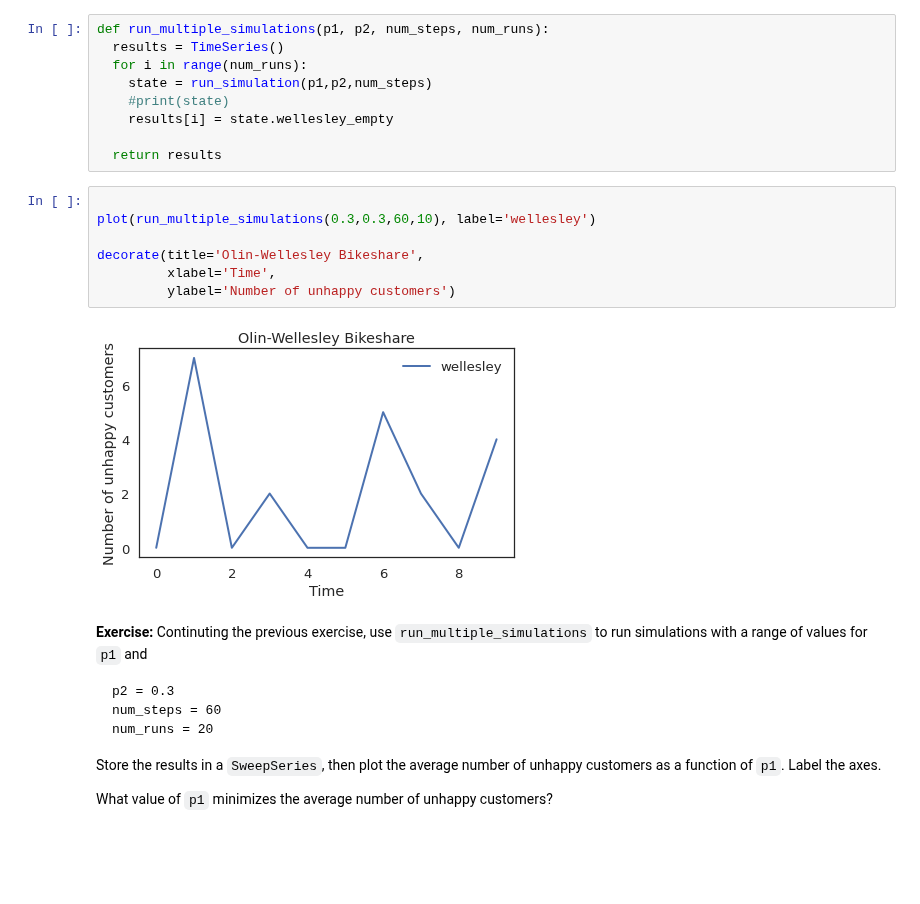
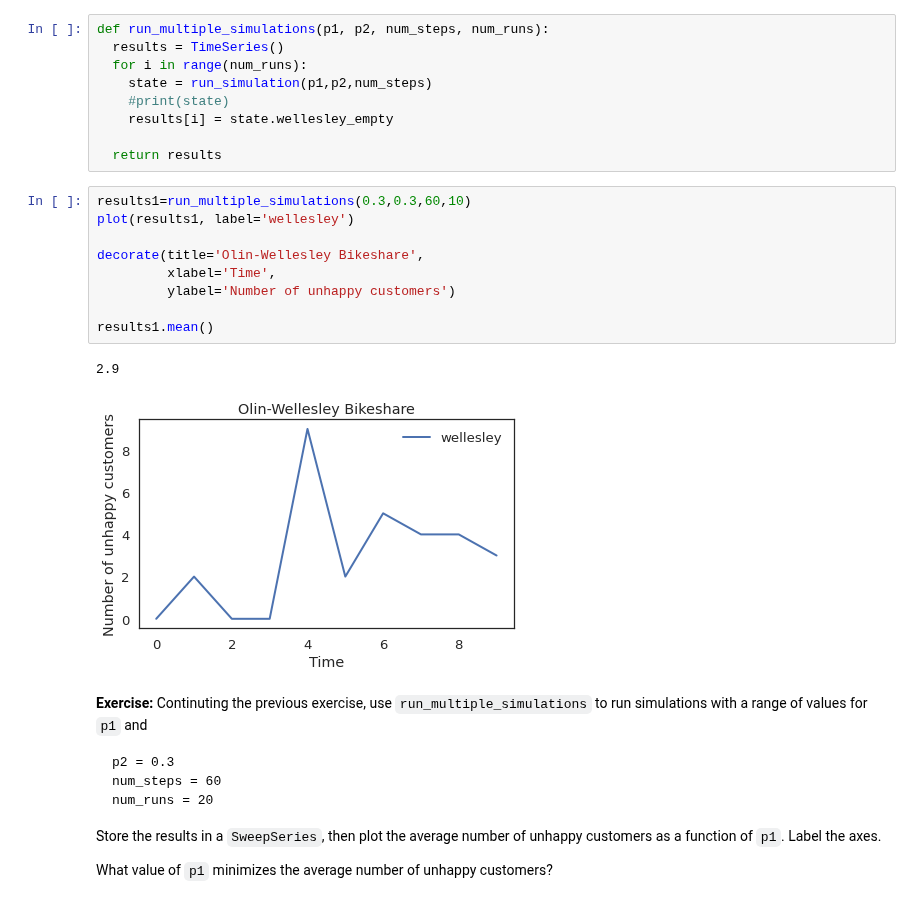
Before and after one commit to ferrysany/ModSimPy, a Jupyter notebook: colab/chap04.ipynb, the cells around one changed output. Saved outputs shown, nothing was run; the diff lists cells and outputs as text; blank space fills up the shorter version.

```diff
--- a/colab/chap04.ipynb
+++ b/colab/chap04.ipynb
@@ -344,14 +338,17 @@ def run_multiple_simulations(p1, p2, num_steps, num_runs):
 
   return results
 # %%
-
-plot(run_multiple_simulations(0.3,0.3,60,10), label='wellesley')
+results1=run_multiple_simulations(0.3,0.3,60,10)
+plot(results1, label='wellesley')
 
 decorate(title='Olin-Wellesley Bikeshare',
          xlabel='Time',
          ylabel='Number of unhappy customers')
+
+results1.mean()
 # %% [output]
+2.9
-[figure, old version]
+[figure, new version]
 # %% [markdown]
 **Exercise:**  Continuting the previous exercise, use `run_multiple_simulations` to run simulations with a range of values for `p1` and
 
```
Also changed, not shown: parts of 12 cells of this notebook.
